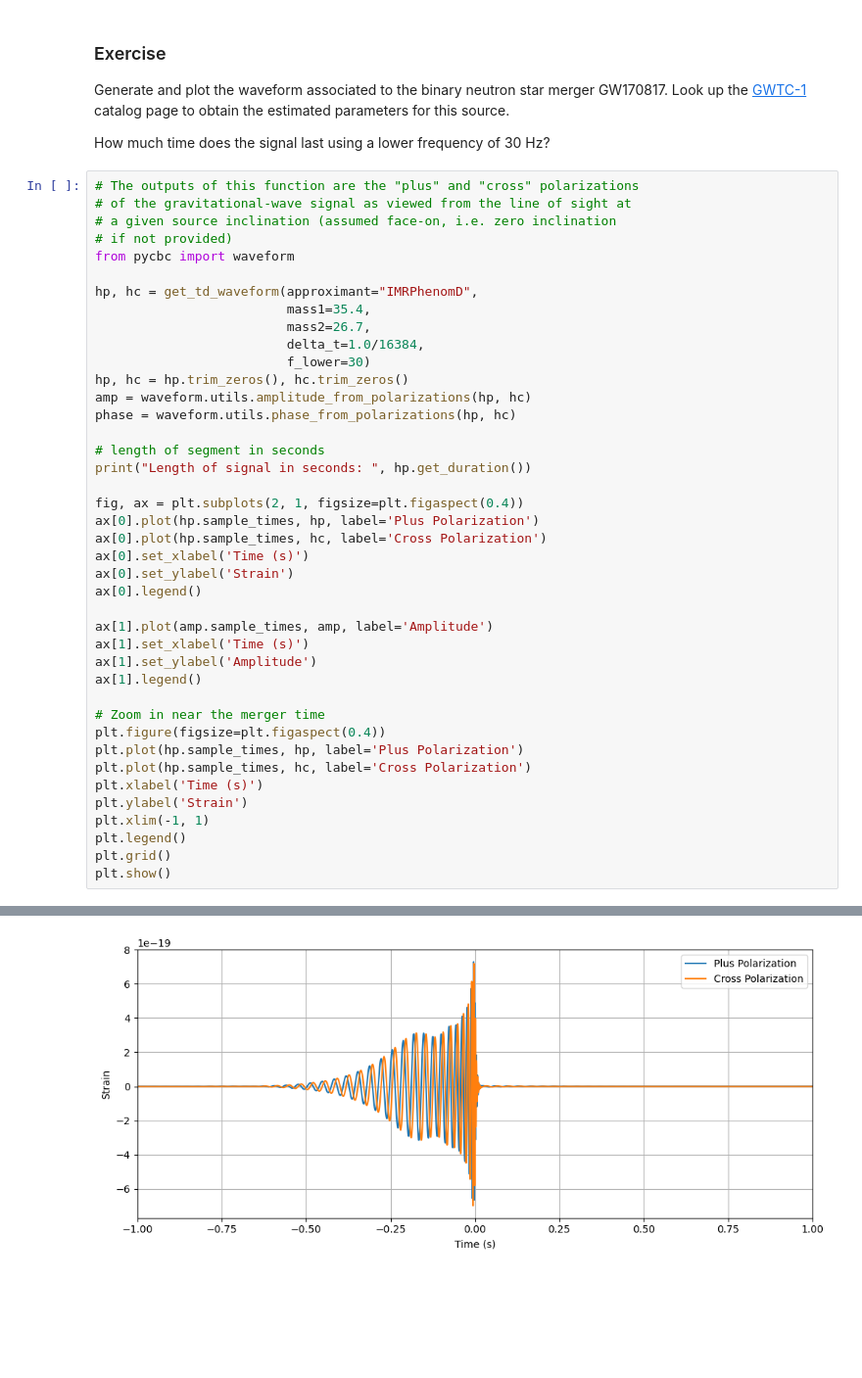
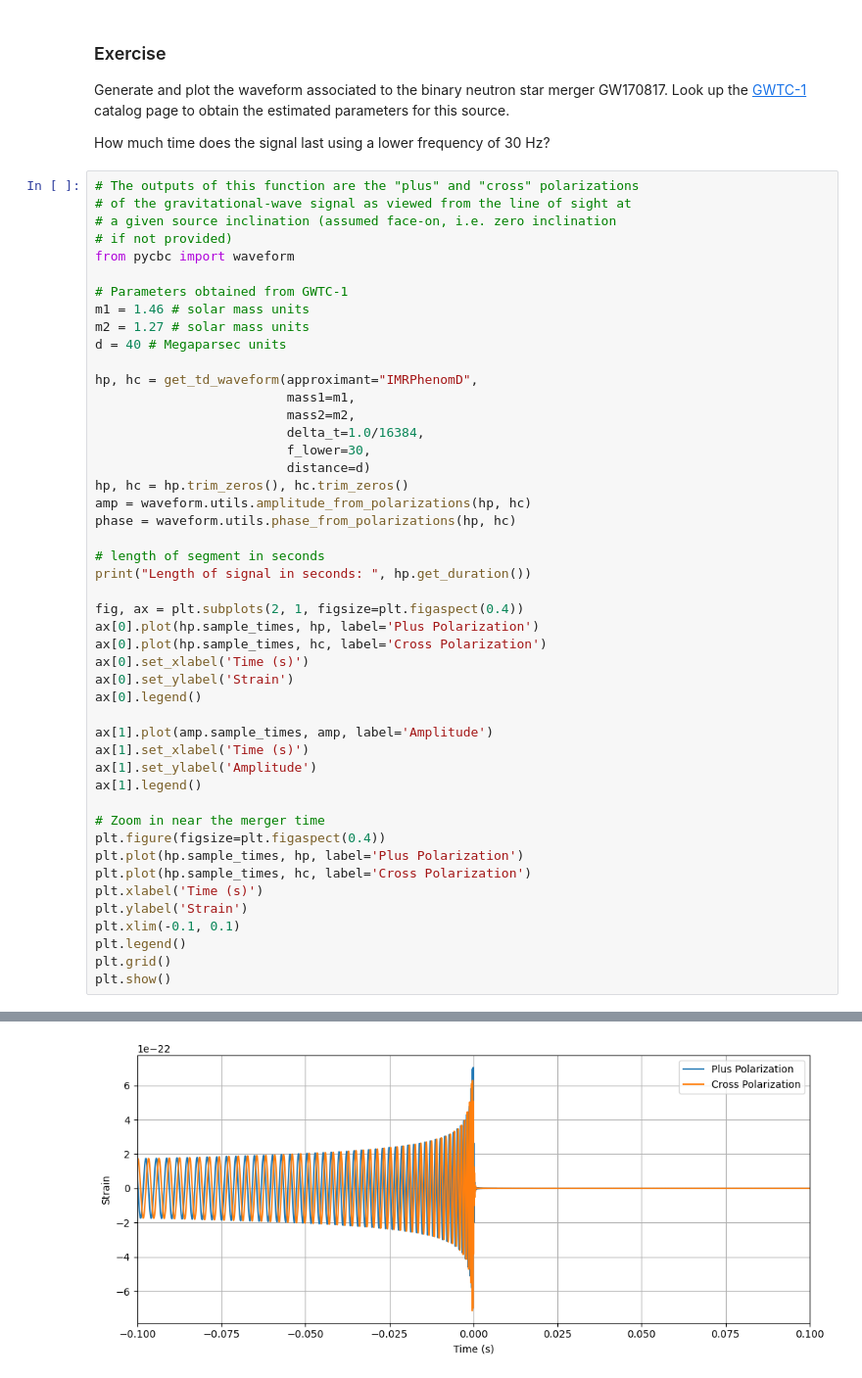
Before and after one commit to joshgowdyprog/grav-wave-data-explore, a Jupyter notebook: Tutorials/Day_1/Tuto_1.4_Generating_waveforms.ipynb, the cells around one changed output, grey strips where cells are left out. Shown at 98% size. Saved outputs shown, nothing was run; the diff lists cells and outputs as text; blank space fills up the shorter version.

```diff
--- a/Tutorials/Day_1/Tuto_1.4_Generating_waveforms.ipynb
+++ b/Tutorials/Day_1/Tuto_1.4_Generating_waveforms.ipynb
@@ -168,11 +168,17 @@ How much time does the signal last using a lower frequency of 30 Hz?
 # if not provided)
 from pycbc import waveform
 
+# Parameters obtained from GWTC-1
+m1 = 1.46 # solar mass units
+m2 = 1.27 # solar mass units
+d = 40 # Megaparsec units
+
 hp, hc = get_td_waveform(approximant="IMRPhenomD",
-                         mass1=35.4,
-                         mass2=26.7,
+                         mass1=m1,
+                         mass2=m2,
                          delta_t=1.0/16384,
-                         f_lower=30)
+                         f_lower=30,
+                         distance=d)
 hp, hc = hp.trim_zeros(), hc.trim_zeros()
 amp = waveform.utils.amplitude_from_polarizations(hp, hc)
 phase = waveform.utils.phase_from_polarizations(hp, hc)
@@ -198,7 +204,7 @@ plt.plot(hp.sample_times, hp, label='Plus Polarization')
 plt.plot(hp.sample_times, hc, label='Cross Polarization')
 plt.xlabel('Time (s)')
 plt.ylabel('Strain')
-plt.xlim(-1, 1)
+plt.xlim(-0.1, 0.1)
 plt.legend()
 plt.grid()
 plt.show()
@@ -208,2 +214,2 @@ Length of signal in seconds:  16.0
-[figure, old version]
+[figure, new version]
 # %%
```
Also changed, not shown: parts of 3 cells of this notebook.
